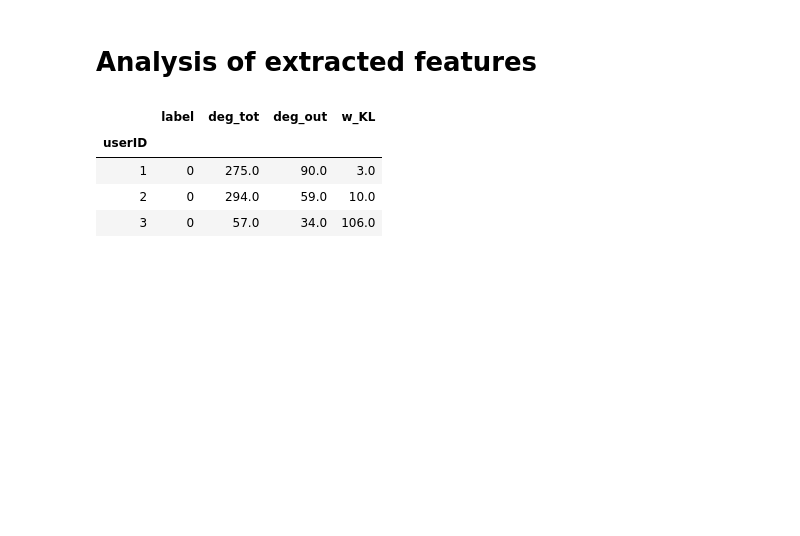
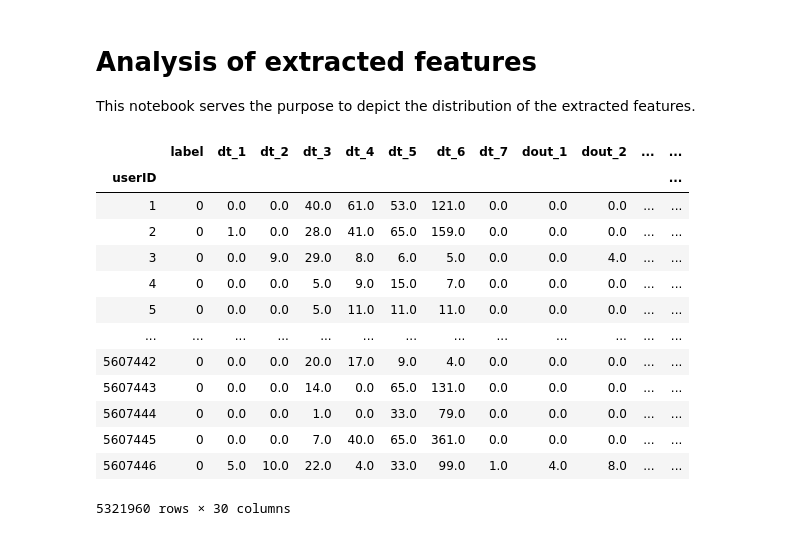
Before and after one commit to alielabridi/NTDS_2019, a Jupyter notebook: projects/feature extraction/feature_exploitation.ipynb, the cells around one changed output. Drawn from its saved outputs; the diff is of its cells as text; code cells hidden in the pictures; blank space fills up the shorter version.

```diff
--- a/projects/feature extraction/feature_exploitation.ipynb
+++ b/projects/feature extraction/feature_exploitation.ipynb
@@ -1,12 +1,13 @@
-# %% [markdown]
-# Analysis of extracted features
+# %% [markdown]
+# Analysis of extracted features
+This notebook serves the purpose to depict the distribution of the extracted features.
 # %%
 import numpy as np
 import pandas as pd
 import csv
 from matplotlib import pyplot as plt
 
-filenames =['usersdata.csv','relations_features.csv']
+filenames =['usersdata.csv','relations_features2.csv']
 
 path = "/Users/jonasmuller/Local_Folder/Project NTDS/"
 usersdata = path + filenames[0]
@@ -19,17 +20,26 @@ features_extracted = features_extracted.rename(columns = {'src':'userID'})
 # %%
 # merge dataframes
 features_tot = pd.DataFrame()
 features_tot = features_given[['userID','label']].set_index('userID')
 
-features_tot = pd.merge(features_tot,features_extracted.set_index('userID'), on='userID', how='outer',sort=True)
+features_tot = pd.merge(features_tot,features_extracted.set_index('userID'), on='userID', how='outer',sort=True).dropna()
 
-features_tot.head(3)
+features_tot
 # %% [output]
-|  | label | deg_tot | deg_out | w_KL |
-| userID |  |  |  |  |
-| 1 | 0 | 275.0 | 90.0 | 3.0 |
-| 2 | 0 | 294.0 | 59.0 | 10.0 |
-| 3 | 0 | 57.0 | 34.0 | 106.0 |
+|  | label | dt_1 | dt_2 | dt_3 | dt_4 | dt_5 | dt_6 | dt_7 | dout_1 | dout_2 | ... | ... |
+| userID |  |  |  |  |  |  |  |  |  |  |  | ... |
+| 1 | 0 | 0.0 | 0.0 | 40.0 | 61.0 | 53.0 | 121.0 | 0.0 | 0.0 | 0.0 | ... | ... |
+| 2 | 0 | 1.0 | 0.0 | 28.0 | 41.0 | 65.0 | 159.0 | 0.0 | 0.0 | 0.0 | ... | ... |
+| 3 | 0 | 0.0 | 9.0 | 29.0 | 8.0 | 6.0 | 5.0 | 0.0 | 0.0 | 4.0 | ... | ... |
+| 4 | 0 | 0.0 | 0.0 | 5.0 | 9.0 | 15.0 | 7.0 | 0.0 | 0.0 | 0.0 | ... | ... |
+| 5 | 0 | 0.0 | 0.0 | 5.0 | 11.0 | 11.0 | 11.0 | 0.0 | 0.0 | 0.0 | ... | ... |
+| ... | ... | ... | ... | ... | ... | ... | ... | ... | ... | ... | ... | ... |
+| 5607442 | 0 | 0.0 | 0.0 | 20.0 | 17.0 | 9.0 | 4.0 | 0.0 | 0.0 | 0.0 | ... | ... |
+| 5607443 | 0 | 0.0 | 0.0 | 14.0 | 0.0 | 65.0 | 131.0 | 0.0 | 0.0 | 0.0 | ... | ... |
+| 5607444 | 0 | 0.0 | 0.0 | 1.0 | 0.0 | 33.0 | 79.0 | 0.0 | 0.0 | 0.0 | ... | ... |
+| 5607445 | 0 | 0.0 | 0.0 | 7.0 | 40.0 | 65.0 | 361.0 | 0.0 | 0.0 | 0.0 | ... | ... |
+| 5607446 | 0 | 5.0 | 10.0 | 22.0 | 4.0 | 33.0 | 99.0 | 1.0 | 4.0 | 8.0 | ... | ... |
+5321960 rows × 30 columns
 # %%
 print(f'Number of rows: \t{features_tot.shape[0]}')
 print(f'Number of NaN rows: \t{features_tot.iloc[: , 2].isna().sum()}')
```
Also changed, not shown: parts of 4 cells of this notebook.
